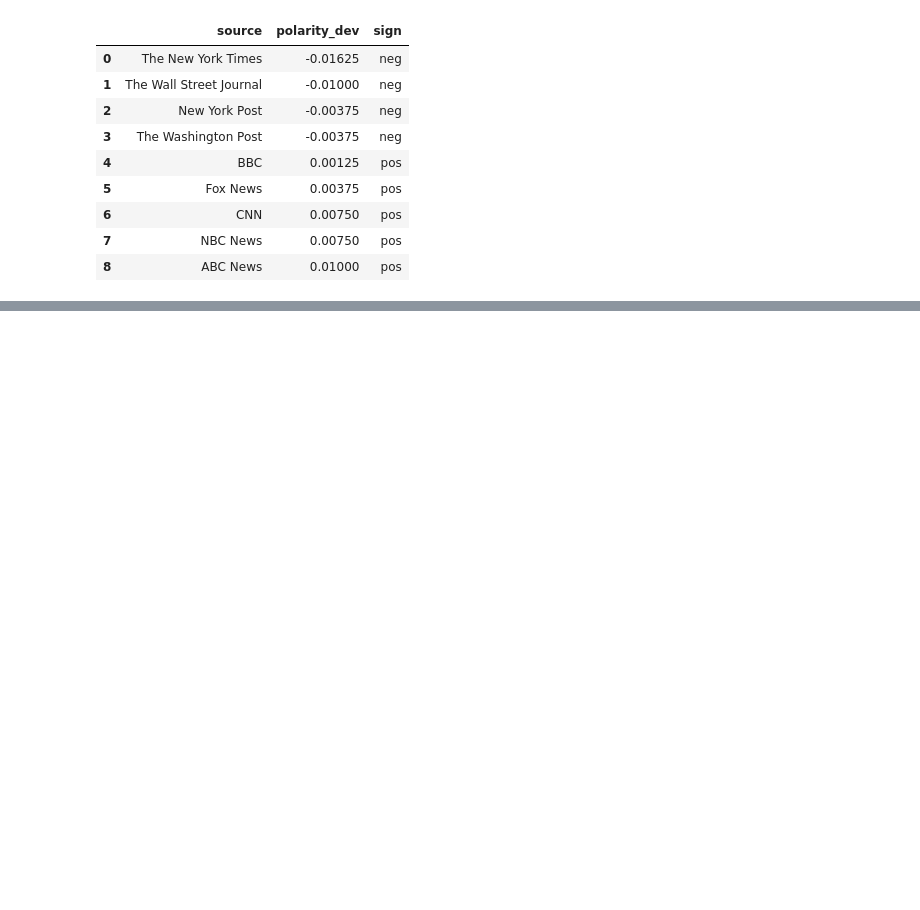
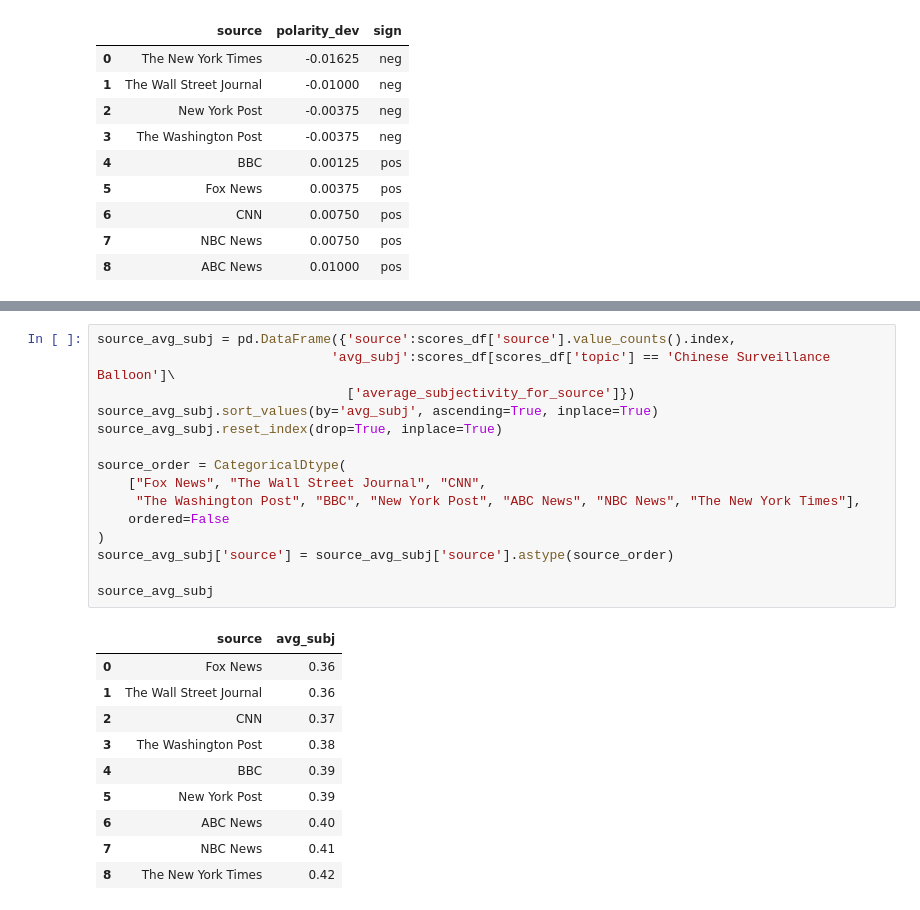
Before and after one commit to kamilapalys/capstone, a Jupyter notebook: src/news.ipynb, the cells around one changed output, grey strips where cells are left out. Cells and saved outputs as stored; diff of their text form; blank space fills up the shorter version.

```diff
--- a/src/news.ipynb
+++ b/src/news.ipynb
@@ -610 +651,27 @@ polarity_devs
+# %%
+source_avg_subj = pd.DataFrame({'source':scores_df['source'].value_counts().index,
+                              'avg_subj':scores_df[scores_df['topic'] == 'Chinese Surveillance Balloon']\
+                                ['average_subjectivity_for_source']})
+source_avg_subj.sort_values(by='avg_subj', ascending=True, inplace=True)
+source_avg_subj.reset_index(drop=True, inplace=True)
+
+source_order = CategoricalDtype(
+    ["Fox News", "The Wall Street Journal", "CNN",
+     "The Washington Post", "BBC", "New York Post", "ABC News", "NBC News", "The New York Times"],
+    ordered=False
+)
+source_avg_subj['source'] = source_avg_subj['source'].astype(source_order)
+
+source_avg_subj
+# %% [output]
+|  | source | avg_subj |
+| 0 | Fox News | 0.36 |
+| 1 | The Wall Street Journal | 0.36 |
+| 2 | CNN | 0.37 |
+| 3 | The Washington Post | 0.38 |
+| 4 | BBC | 0.39 |
+| 5 | New York Post | 0.39 |
+| 6 | ABC News | 0.40 |
+| 7 | NBC News | 0.41 |
+| 8 | The New York Times | 0.42 |
 # %%
```
Also changed, not shown: parts of 8 cells of this notebook.
